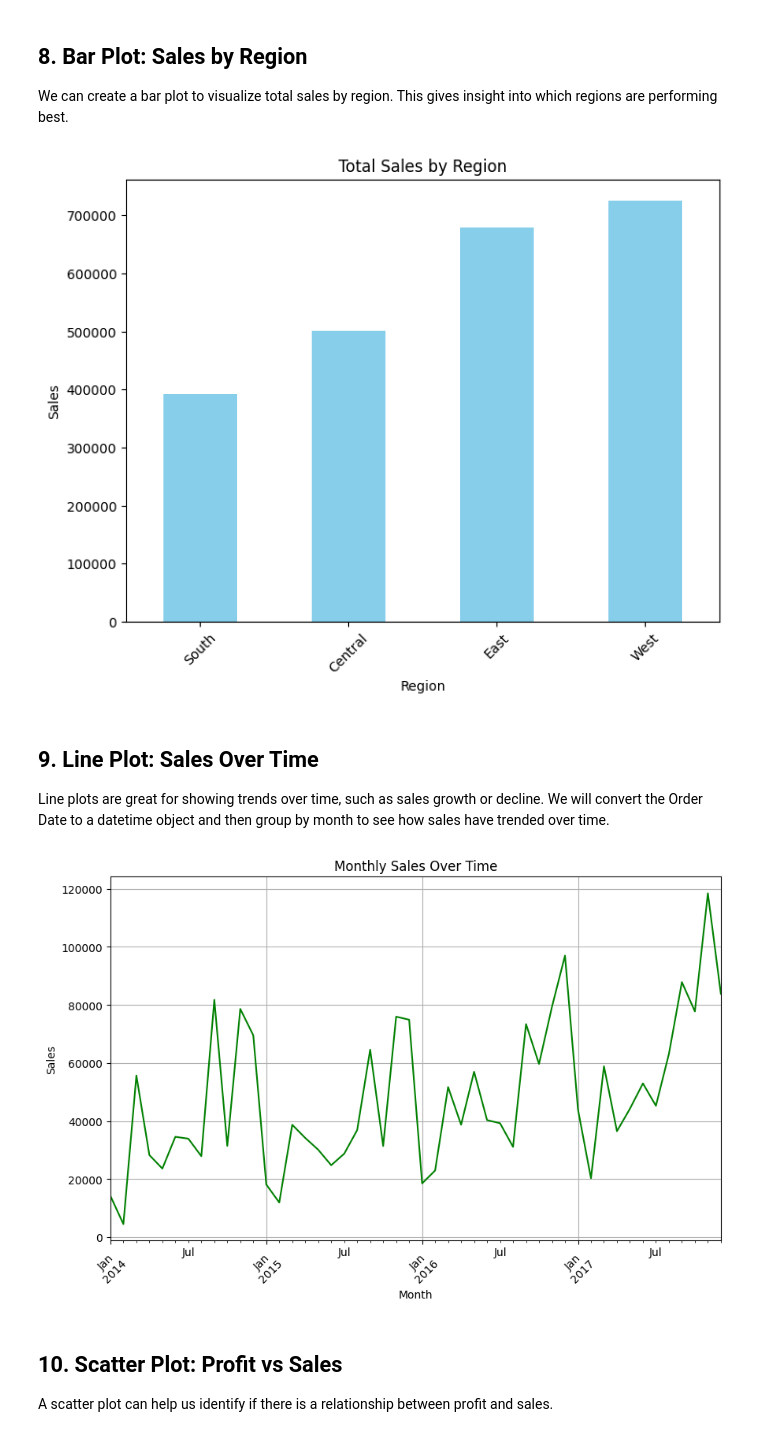
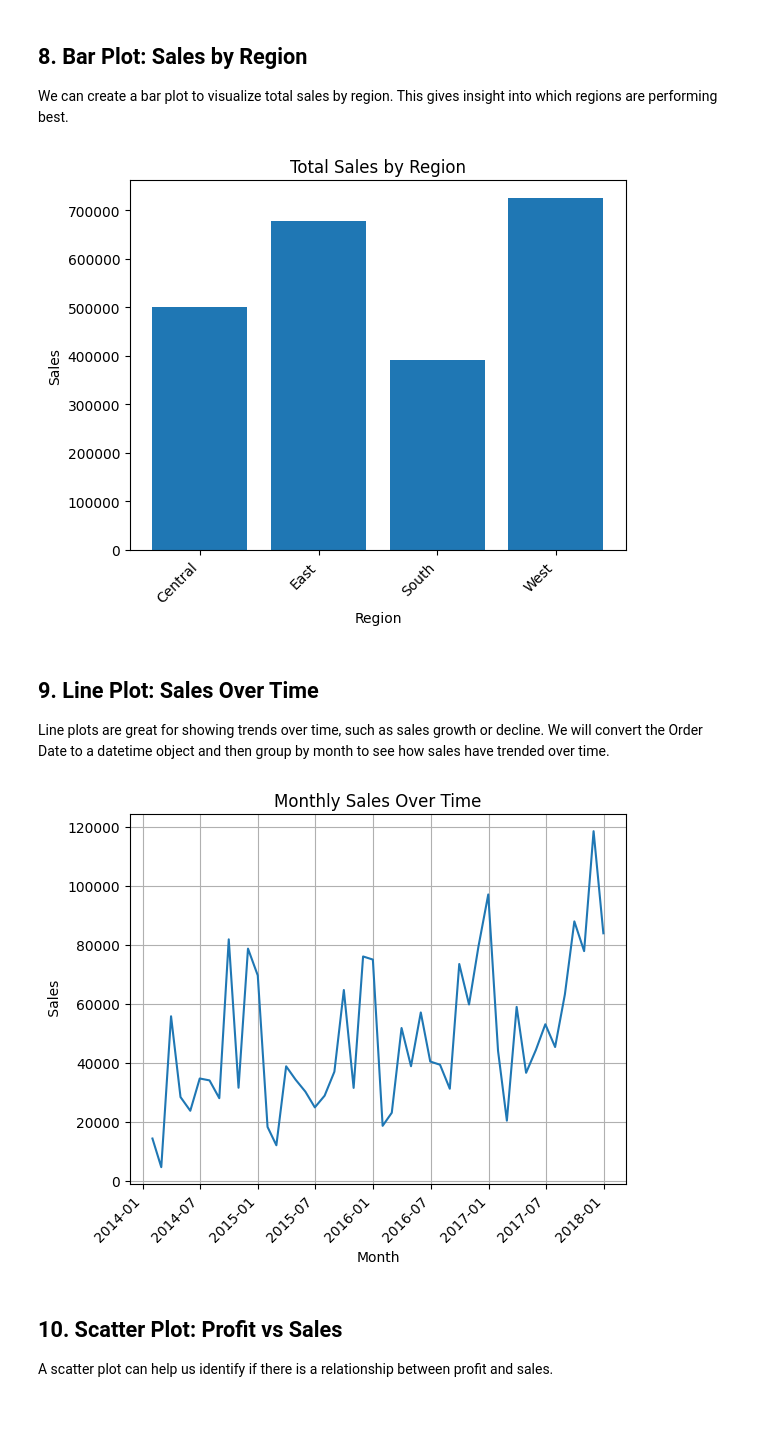
Before and after one commit to MuaazWahid/CS483HW, a Jupyter notebook: module6hw/Module6-02.ipynb, the cells around one changed output. Drawn from its saved outputs; the diff is of its cells as text; code cells hidden in the pictures.

```diff
--- a/module6hw/Module6-02.ipynb
+++ b/module6hw/Module6-02.ipynb
@@ -163,12 +157,8 @@ plt.show()
 ## 7. Loading the Dataset
 We will load the dataset and take a look at the first few rows.
 # %%
-import pandas as pd
-import matplotlib.pyplot as plt
-import seaborn as sns
-
 # Load the dataset
-
-
+df = pd.read_csv('Superstore.csv', encoding='ISO-8859-1')
 # Display the first few rows of the dataset
+df.head(5)
 # %% [output]
@@ -193,24 +173,34 @@ import seaborn as sns
 ## 8. Bar Plot: Sales by Region
 We can create a bar plot to visualize total sales by region. This gives insight into which regions are performing best.
 # %%
-# Calculate total sales by region
+sales_by_region = df.groupby('Region')['Sales'].sum()
 
-
-# Bar plot for sales by region
+plt.bar(sales_by_region.index, sales_by_region.values)
+plt.xlabel("Region")
+plt.ylabel("Sales")
+plt.title("Total Sales by Region")
+plt.xticks(rotation=45, ha='right')
+plt.show()
 # %% [output]
-[figure, old version]
+[figure, new version]
 # %% [markdown]
 ## 9. Line Plot: Sales Over Time
 Line plots are great for showing trends over time, such as sales growth or decline. We will convert the Order Date to a datetime object and then group by month to see how sales have trended over time.
 # %%
 # Convert 'Order Date' to datetime
-
-
+df['Order Date'] = pd.to_datetime(df['Order Date'])
 # Group sales by month
-
+sales_by_month = df.groupby(pd.Grouper(key='Order Date', freq='M'))['Sales'].sum()
 # Plot sales over time
+plt.plot(sales_by_month.index, sales_by_month.values)
+plt.grid()
+plt.xlabel("Month")
+plt.ylabel(" Sales")
+plt.title("Monthly Sales Over Time")
+plt.xticks(rotation=45, ha='right')
+plt.show()
 # %% [output]
-[figure, old version]
+[figure, new version]
 # %% [markdown]
 ## 10. Scatter Plot: Profit vs Sales
 A scatter plot can help us identify if there is a relationship between profit and sales.
```
Also changed, not shown: parts of 10 cells of this notebook.
